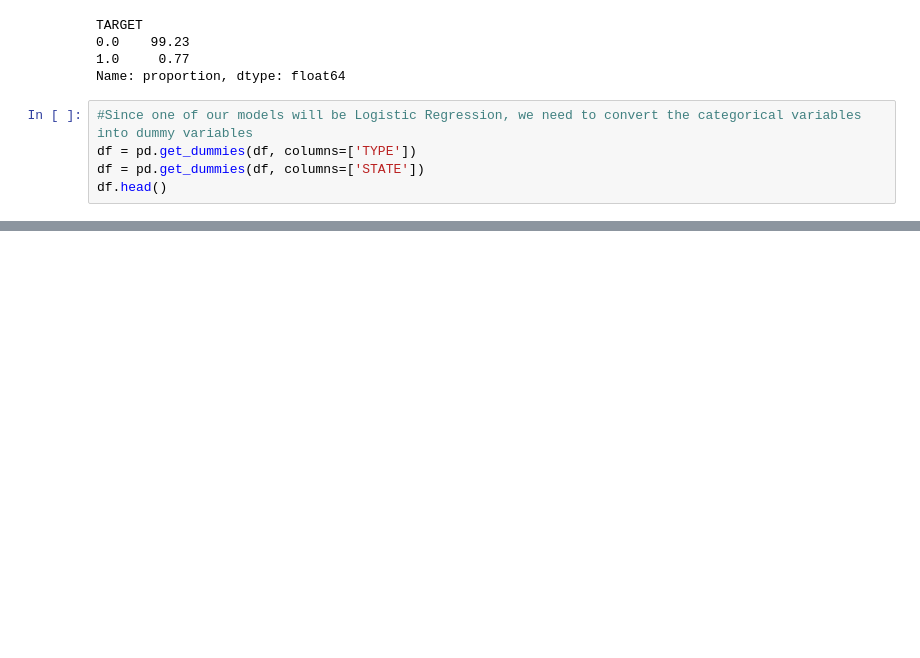
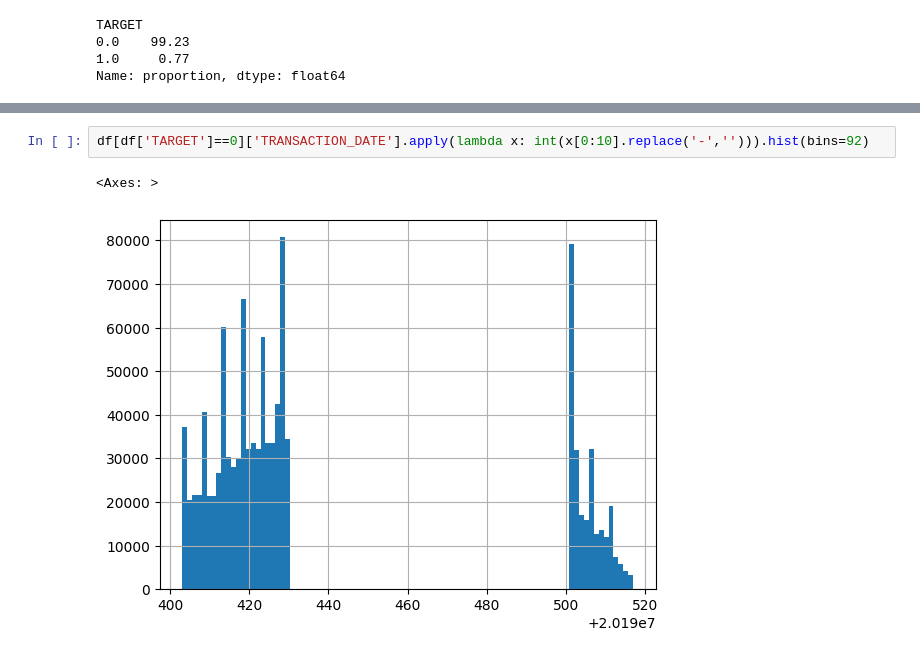
Before and after one commit to joanafcasanova/fincrime_fraud, a Jupyter notebook: fraud_detection.ipynb, the cells around one changed output, grey strips where cells are left out. Drawn from its saved outputs; the diff is of its cells as text; blank space fills up the shorter version.

Commit message:
Preparing Model

```diff
--- a/fraud_detection.ipynb
+++ b/fraud_detection.ipynb
@@ -117,8 +139,3 @@ TARGET
 0.0    99.23
 1.0     0.77
 Name: proportion, dtype: float64
-# %%
-#Since one of our models will be Logistic Regression, we need to convert the categorical variables into dummy variables
-df = pd.get_dummies(df, columns=['TYPE'])
-df = pd.get_dummies(df, columns=['STATE'])
-df.head()
@@ -187,0 +173,5 @@ transactions
+# %%
+df[df['TARGET']==0]['TRANSACTION_DATE'].apply(lambda x: int(x[0:10].replace('-',''))).hist(bins=92)
+# %% [output]
+<Axes: >
+[figure, added]
```
Also changed, not shown: parts of 62 cells of this notebook.
